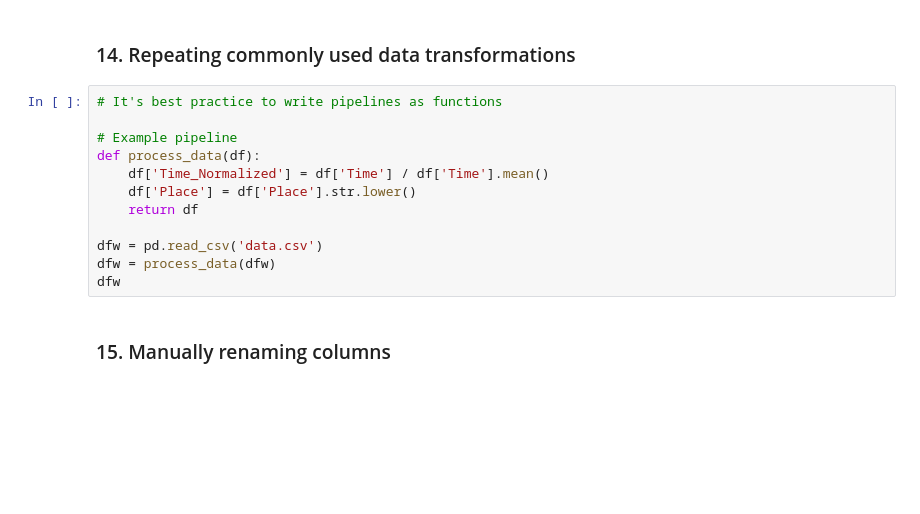
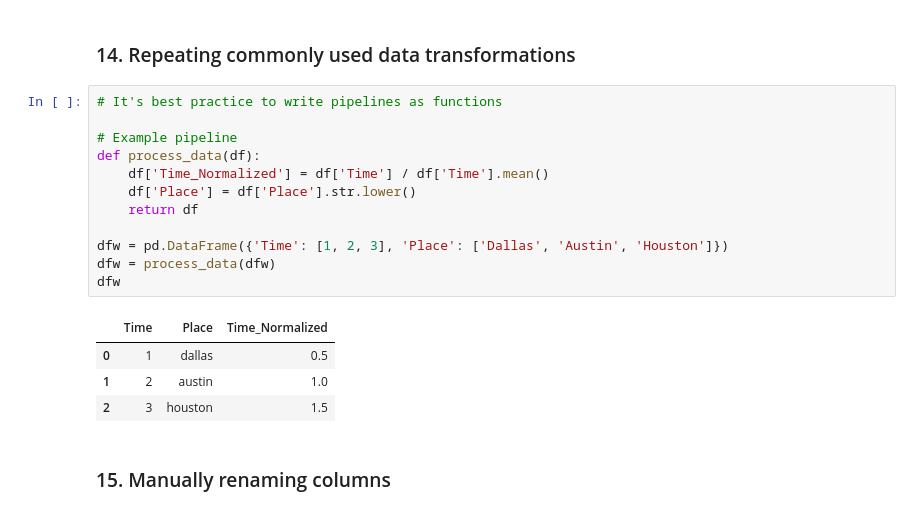
Before and after one commit to yusufnasserdev/python-snippets, a Jupyter notebook: pandas/pandas.ipynb, the cells around one changed output. Cells and saved outputs as stored; diff of their text form; blank space fills up the shorter version.

```diff
--- a/pandas/pandas.ipynb
+++ b/pandas/pandas.ipynb
@@ -146,15 +300,20 @@ netflix_df['director_first_name'] = netflix_df['director'].str.upper()
 # %%
 # It's best practice to write pipelines as functions
 
 # Example pipeline
 def process_data(df):
     df['Time_Normalized'] = df['Time'] / df['Time'].mean()
     df['Place'] = df['Place'].str.lower()
     return df
 
-dfw = pd.read_csv('data.csv')
+dfw = pd.DataFrame({'Time': [1, 2, 3], 'Place': ['Dallas', 'Austin', 'Houston']})
 dfw = process_data(dfw)
 dfw
+# %% [output]
+|  | Time | Place | Time_Normalized |
+| 0 | 1 | dallas | 0.5 |
+| 1 | 2 | austin | 1.0 |
+| 2 | 3 | houston | 1.5 |
 # %% [markdown]
 ### 15. Manually renaming columns
 # %%
```
Also changed, not shown: parts of 14 cells of this notebook.
